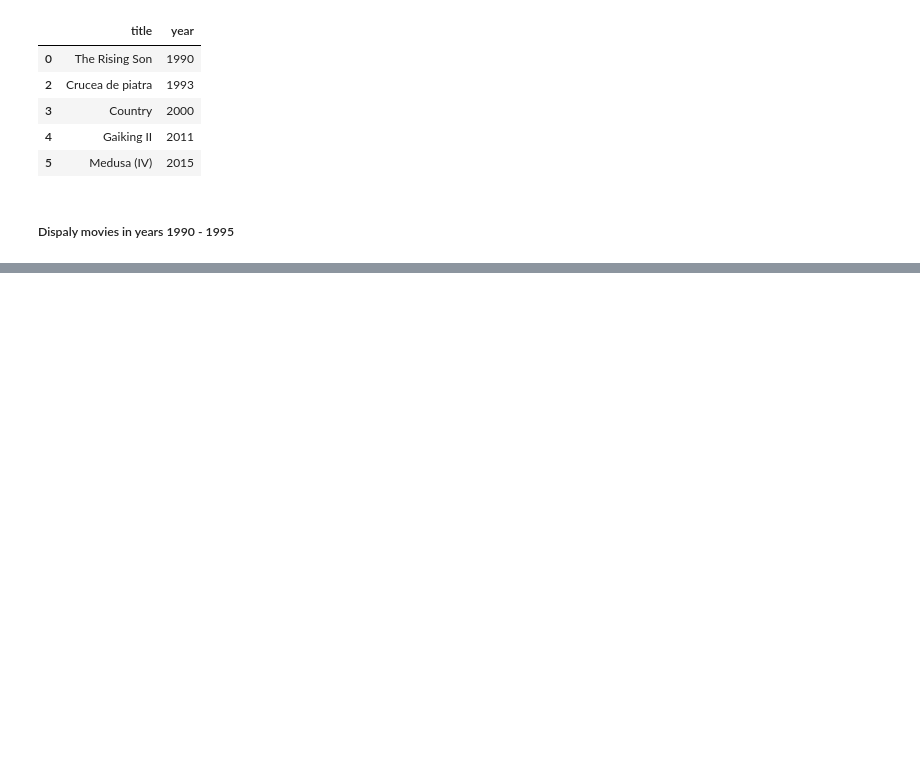
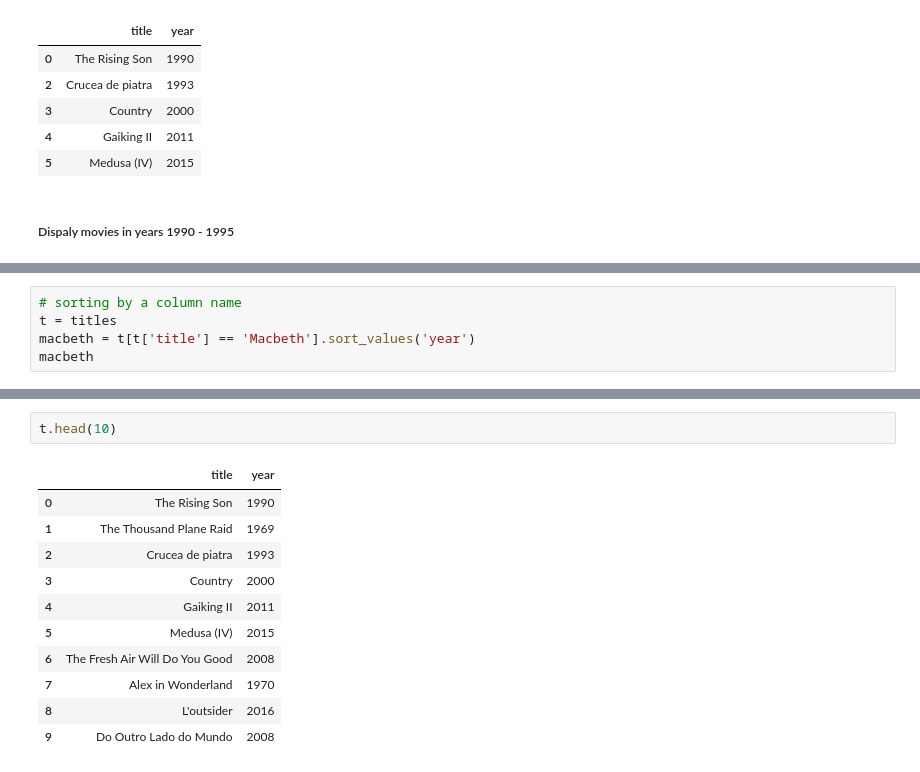
Before and after one commit to sksoumik/python-ps, a Jupyter notebook: pandas/data_operations.ipynb, the cells around one changed output, grey strips where cells are left out. Saved outputs shown, nothing was run; the diff lists cells and outputs as text; blank space fills up the shorter version.

```diff
--- a/pandas/data_operations.ipynb
+++ b/pandas/data_operations.ipynb
@@ -89,0 +98,5 @@ movies_90.h
+# %%
+# sorting by a column name
+t = titles
+macbeth = t[t['title'] == 'Macbeth'].sort_values('year')
+macbeth
@@ -89,0 +110,14 @@ movies_90.h
+# %%
+t.head(10)
+# %% [output]
+|  | title | year |
+| 0 | The Rising Son | 1990 |
+| 1 | The Thousand Plane Raid | 1969 |
+| 2 | Crucea de piatra | 1993 |
+| 3 | Country | 2000 |
+| 4 | Gaiking II | 2011 |
+| 5 | Medusa (IV) | 2015 |
+| 6 | The Fresh Air Will Do You Good | 2008 |
+| 7 | Alex in Wonderland | 1970 |
+| 8 | L'outsider | 2016 |
+| 9 | Do Outro Lado do Mundo | 2008 |
```
Also changed, not shown: parts of 17 cells of this notebook.
